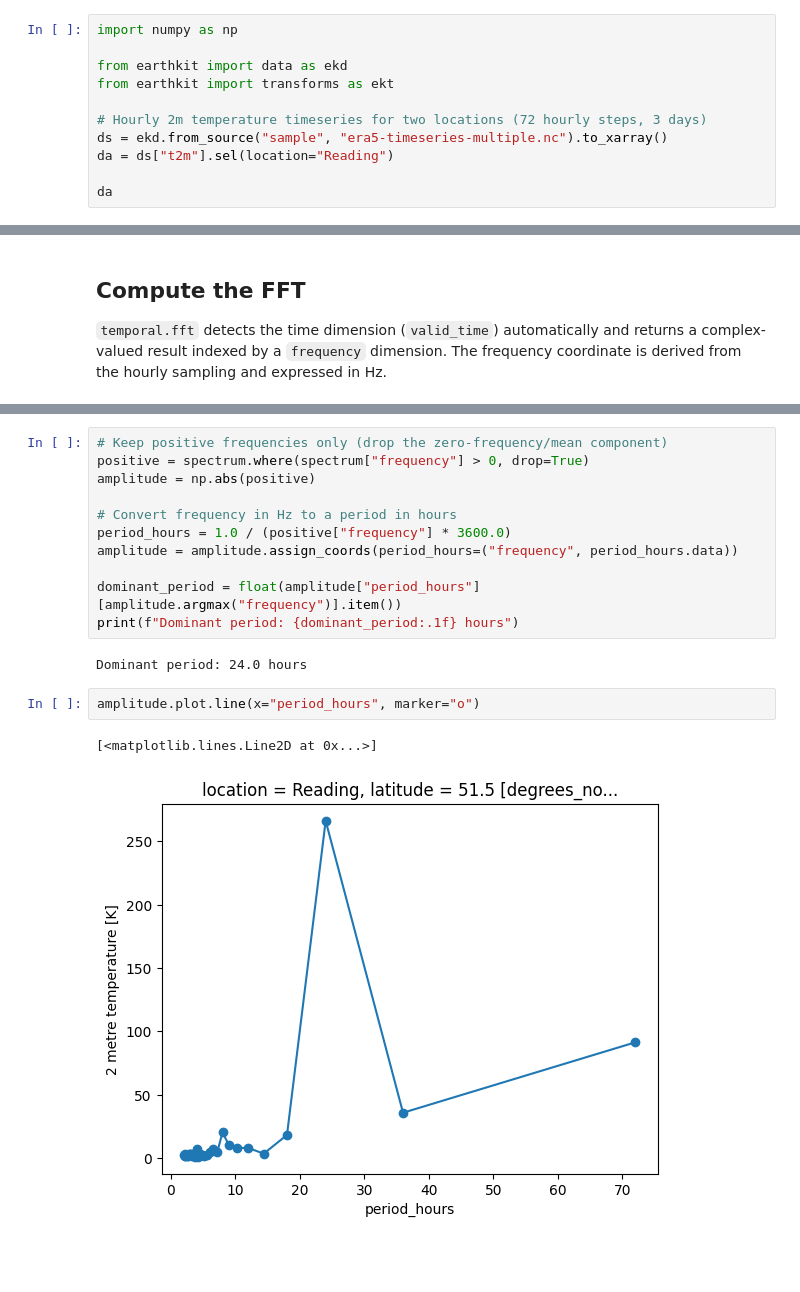
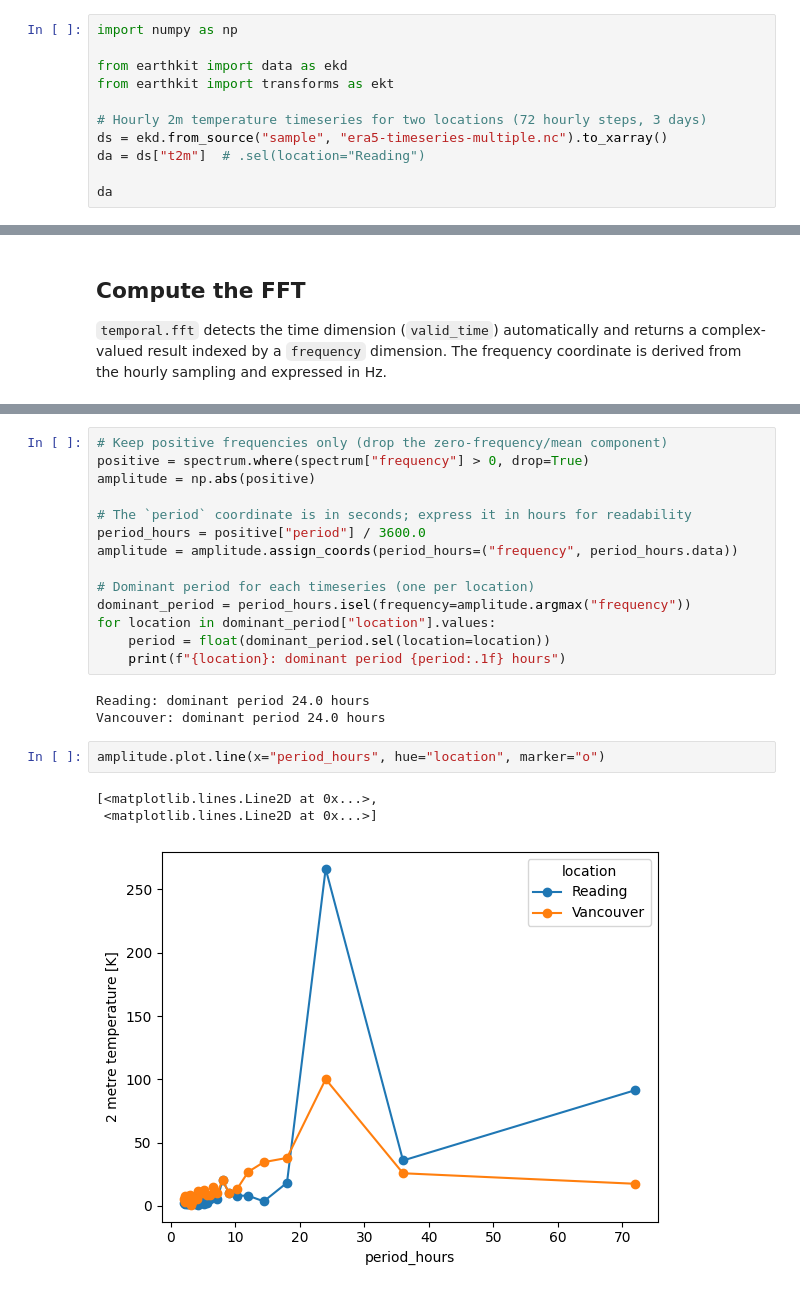
Before and after one commit to ecmwf/earthkit-transforms, a Jupyter notebook: docs/source/how-tos/temporal/howto_frequency_spectrum.ipynb, the cells around one changed output, grey strips where cells are left out. Cells and saved outputs as stored; diff of their text form; blank space fills up the shorter version.

```diff
--- a/docs/source/how-tos/temporal/howto_frequency_spectrum.ipynb
+++ b/docs/source/how-tos/temporal/howto_frequency_spectrum.ipynb
@@ -10,7 +10,7 @@ from earthkit import transforms as ekt
 
 # Hourly 2m temperature timeseries for two locations (72 hourly steps, 3 days)
 ds = ekd.from_source("sample", "era5-timeseries-multiple.nc").to_xarray()
-da = ds["t2m"].sel(location="Reading")
+da = ds["t2m"]  # .sel(location="Reading")
 
 da
 # %% [output]
@@ -66,16 +66,21 @@ We keep the positive frequencies, compute the amplitude of each frequency compon
 positive = spectrum.where(spectrum["frequency"] > 0, drop=True)
 amplitude = np.abs(positive)
 
-# Convert frequency in Hz to a period in hours
-period_hours = 1.0 / (positive["frequency"] * 3600.0)
+# The `period` coordinate is in seconds; express it in hours for readability
+period_hours = positive["period"] / 3600.0
 amplitude = amplitude.assign_coords(period_hours=("frequency", period_hours.data))
 
-dominant_period = float(amplitude["period_hours"][amplitude.argmax("frequency")].item())
-print(f"Dominant period: {dominant_period:.1f} hours")
+# Dominant period for each timeseries (one per location)
+dominant_period = period_hours.isel(frequency=amplitude.argmax("frequency"))
+for location in dominant_period["location"].values:
+    period = float(dominant_period.sel(location=location))
+    print(f"{location}: dominant period {period:.1f} hours")
 # %% [output]
-Dominant period: 24.0 hours
+Reading: dominant period 24.0 hours
+Vancouver: dominant period 24.0 hours
 # %%
-amplitude.plot.line(x="period_hours", marker="o")
+amplitude.plot.line(x="period_hours", hue="location", marker="o")
 # %% [output]
-[<matplotlib.lines.Line2D at 0x...>]
+[<matplotlib.lines.Line2D at 0x...>,
+ <matplotlib.lines.Line2D at 0x...>]
-[figure, old version]
+[figure, new version]
```
Also changed, not shown: parts of 4 cells of this notebook, 6 other files.
